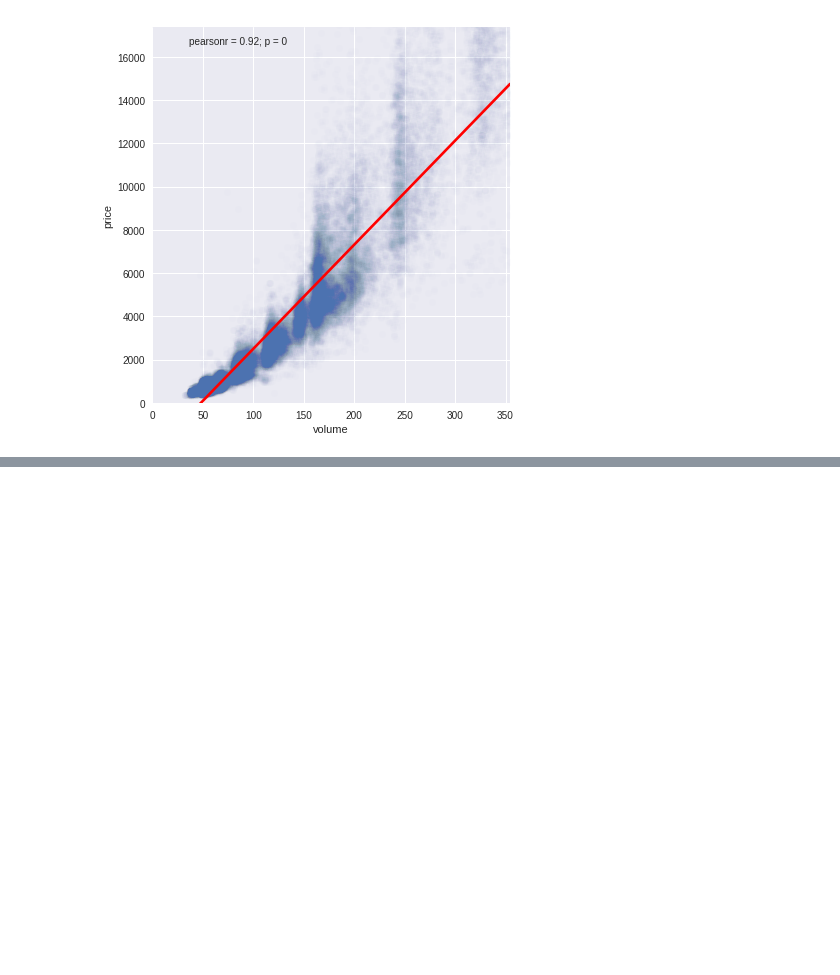
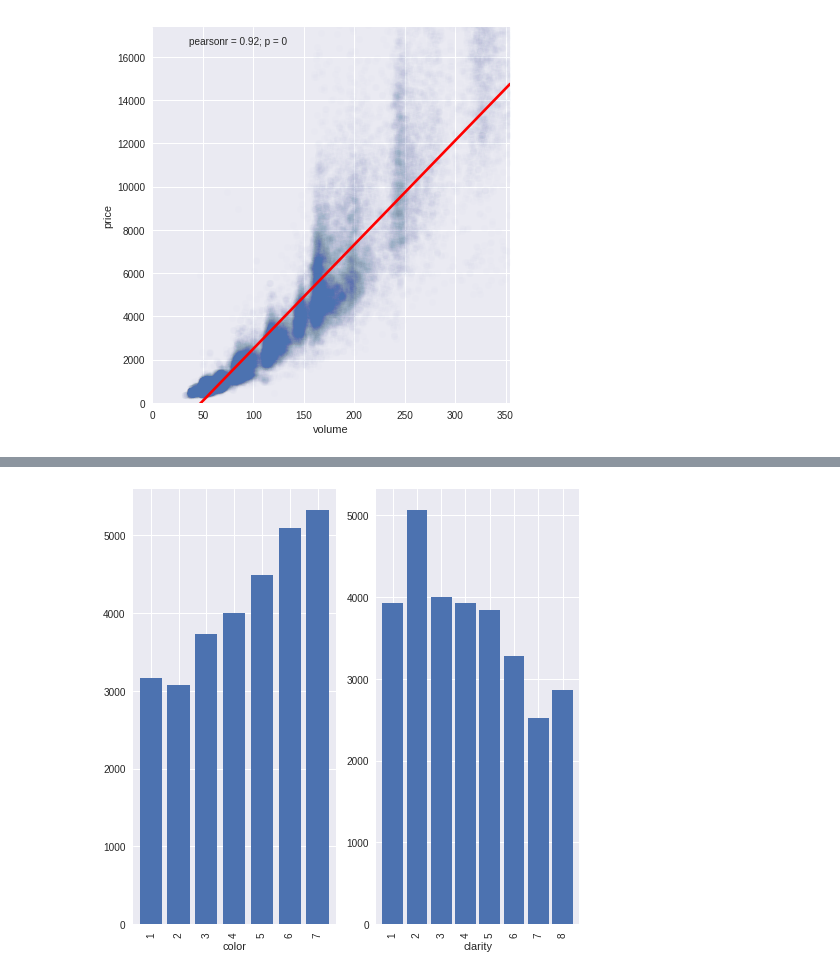
Before and after one commit to jkarakas/EDA_in_R_and_Python, a Jupyter notebook: Bivariate_EDA_Problem_Set.ipynb, the cells around one changed output, grey strips where cells are left out. Saved outputs shown, nothing was run; the diff lists cells and outputs as text; code cells hidden in the pictures; blank space fills up the shorter version.

```diff
--- a/Bivariate_EDA_Problem_Set.ipynb
+++ b/Bivariate_EDA_Problem_Set.ipynb
@@ -399,0 +549,13 @@ g.ax_marg_y.set_axis_off();
+# %%
+diamonds_by_clarity = diamonds.groupby('clarity')
+diamonds_mp_by_clarity = diamonds_by_clarity.aggregate(np.mean)
+
+diamonds_by_color = diamonds.groupby('color')
+diamonds_mp_by_color = diamonds_by_color.aggregate(np.mean)
+# %%
+fig, axes = plt.subplots(1,2)
+
+diamonds_mp_by_color.price.plot(kind='bar',width=0.8, ax=axes[0])
+diamonds_mp_by_clarity.price.plot(kind='bar',width=0.85, ax=axes[1]);
+# %% [output]
+[figure, added]
```
Also changed, not shown: parts of 26 cells of this notebook, 3 other files.
